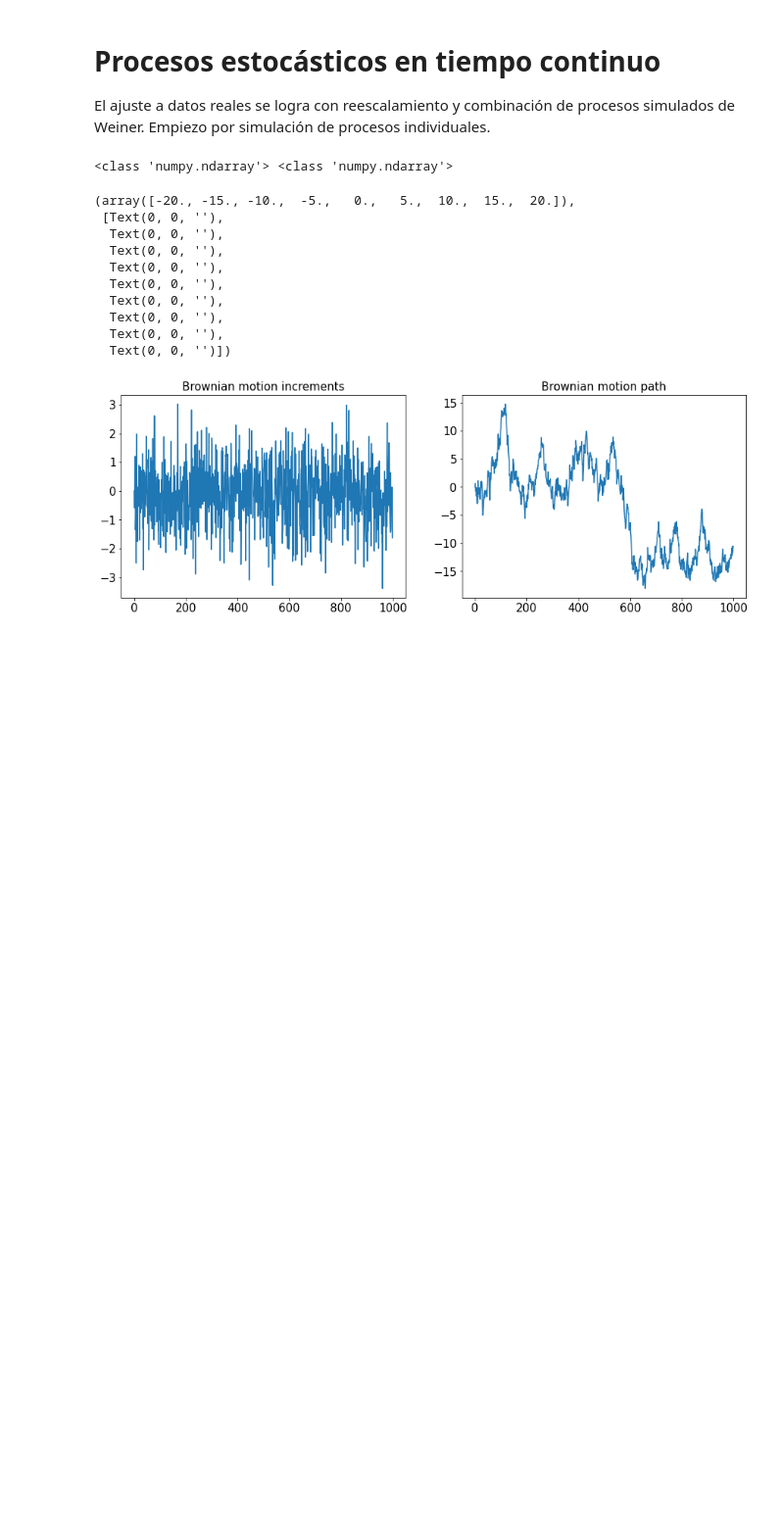
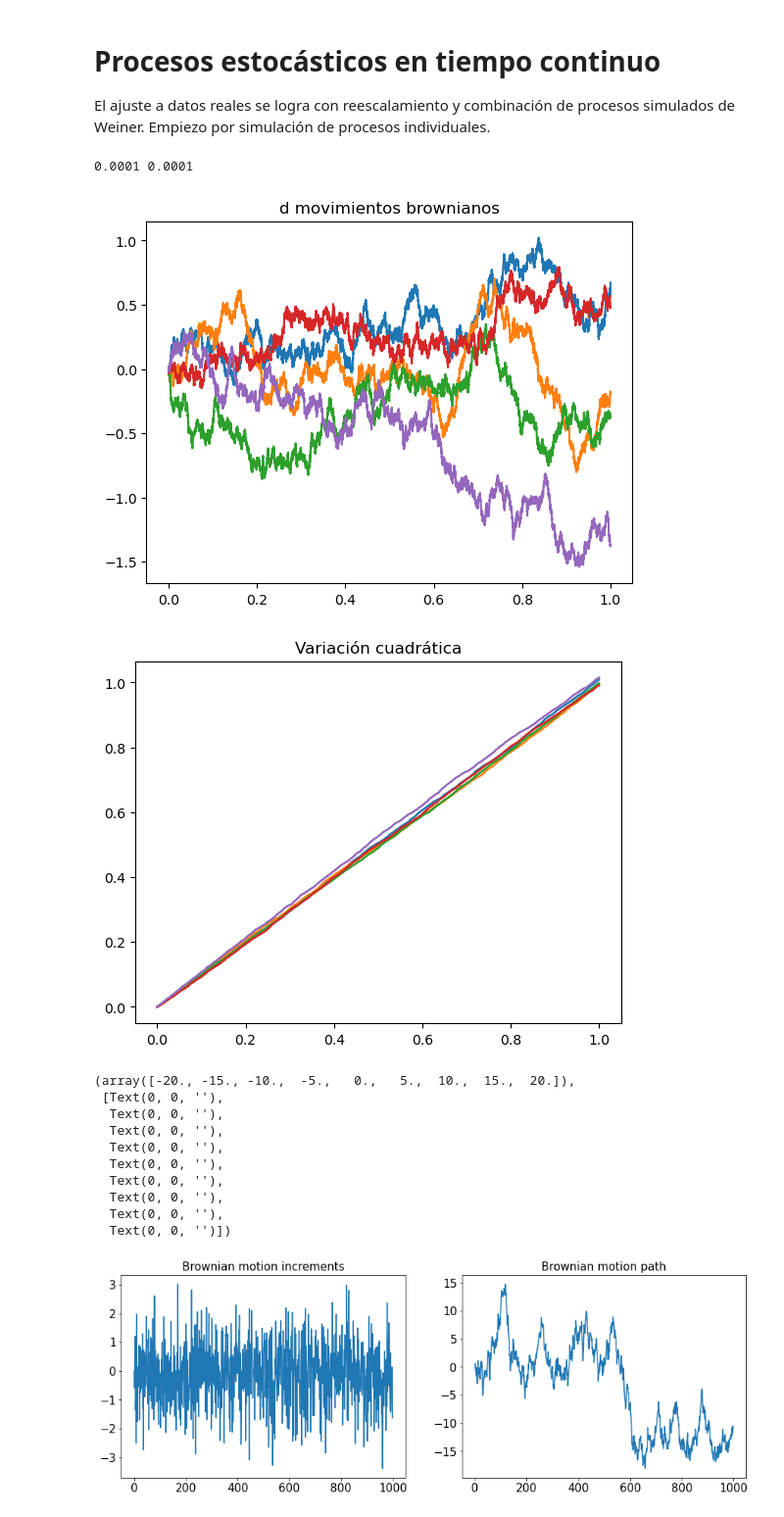
Before and after one commit to msanchezr99/Talleres_estocasticos1, a Jupyter notebook: Procesos_estoc_continuos/Mov_browniano.ipynb, the cells around one changed output. Shown at 98% size. Cells and saved outputs as stored; diff of their text form; code cells hidden in the pictures; blank space fills up the shorter version.

Commit message:
Cambios al método browniano en notebook

```diff
--- a/Procesos_estoc_continuos/Mov_browniano.ipynb
+++ b/Procesos_estoc_continuos/Mov_browniano.ipynb
@@ -6,29 +6,52 @@ Empiezo por simulación de procesos individuales.
 # %%
 from typing import Optional
 import numpy as np
 import matplotlib.pyplot as plt
 import seaborn as sns
 
-def get_dW(T: int, random_state: Optional[int] = None) -> np.ndarray:
+def get_dW(n: int, Ts: float=1 , d: int =1, random_state: Optional[int] = None) -> np.ndarray:
     """
-    Sample T times from a normal distribution,
-    to simulate discrete increments (dW) of a Brownian Motion.
+    Una matriz de d columnas, cada una siendo un vector de n muestreos de tiempos de una distribución
+    normal para simular incrementos discretos dW de un proceso de Weiner o Mov Browninano.
     Optional random_state to reproduce results.
+    Asumo tiempo de muestreo Ts constante por lo que la varianza de las muestras es
+    constante (1 por defecto).
     """
     np.random.seed(random_state)
-    sample=np.random.normal(0.0, 1.0, T-1)
-    dW=np.insert(sample,0,0)
+    sample=np.random.normal(0.0, Ts**(1/2), (n-1,d))#Ts es la varianza
+    W_0=np.zeros((1,d)) #Fila de ceros. Cada proceso (columna) se inicializa en 0
+    dW=np.concatenate((W_0,sample),axis=0) #Agrego el punto inicial 0 de partida (para cada vector)
     return dW
 
-def get_W(T: int, random_state: Optional[int] = None) -> np.ndarray:
+def get_W(n: int, Ts: float, d:int = 1,random_state: Optional[int] = None) -> np.ndarray:
     """
-    Simula un movimiento Browuniano sampleado en unidades de tiempo.
-    Returns the cumulative sum
+    Simula d movimientos Brownianos de n muestras sampleadas en intervalos Ts unidades de tiempo.
+    Retorna cada columnda de la matriz como el vector de sumas acumuladas.
     """
-    dW = get_dW(T, random_state)
-    return np.cumsum(dW) #Cum sum retorna un vector y cada entrada se convierte en la suma acumulada
+    dW = get_dW(n,Ts,d=d,random_state=random_state)
+
+    return np.cumsum(dW,axis=0) #Cum sum retorna un vector y cada entrada se convierte en la suma acumulada
+
+def quadratic_variation(W):
+    """Devuelve la matriz con las variaciones cuadráticas de cada columna (mov browniano) de W"""
+    return np.cumsum(np.power(np.diff(W,axis=0,prepend=0),2),axis=0)
+T=1#Horizonte de tiempo
+n=10000
+d=5
+time=np.linspace(0,T,n+1)#Con n+1 puntos obtengo 0=t_0<...<t_n=T, n subintervalos
+Ts=T/n
+print(Ts,time[1]-time[0])
+B=get_W(n+1,Ts,d=d)
+plt.plot(time,B)
+plt.title("d movimientos brownianos")
+plt.show()
+plt.plot(time,quadratic_variation(B))
+plt.title("Variación cuadrática")
+plt.show()
 # %% [output]
-<class 'numpy.ndarray'> <class 'numpy.ndarray'>
+0.0001 0.0001
+[figure, added]
+[figure, added]
 # %%
 dW = get_dW(T=1_000)
 W = get_W(T=1_000)
```
Also changed, not shown: parts of 1 cell of this notebook, 3 other files.
